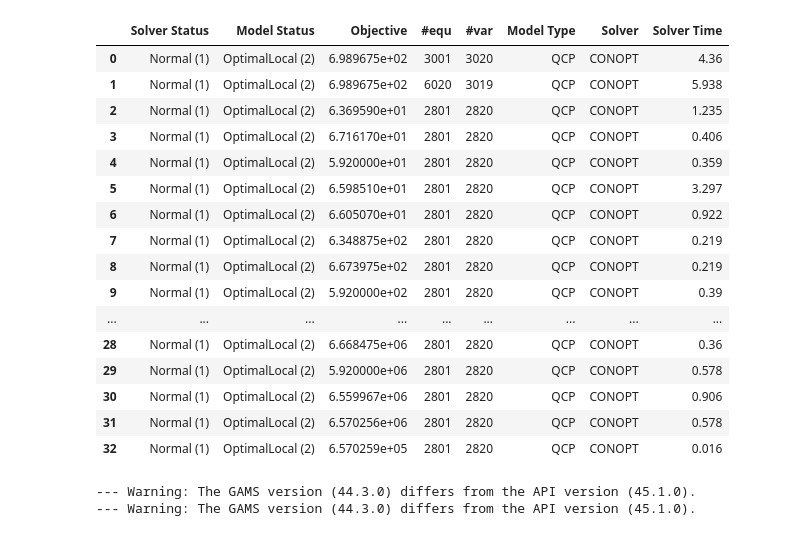
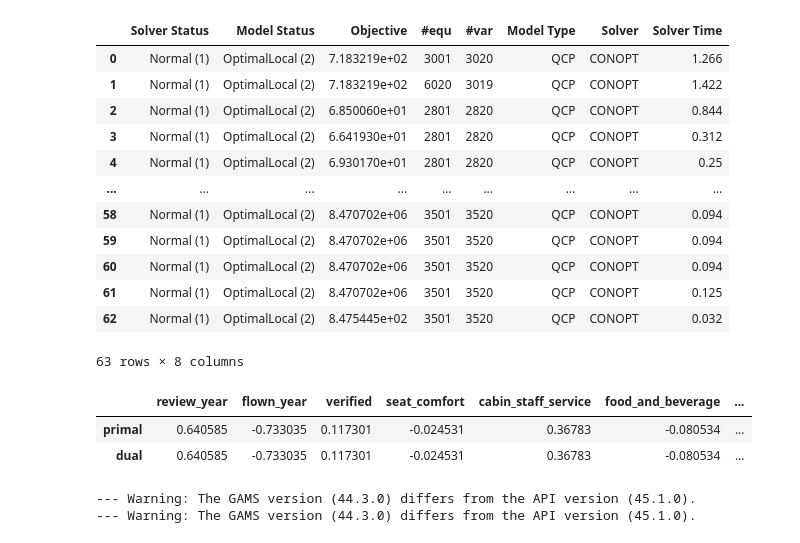
Before and after one commit to ztcollins/airlines, a Jupyter notebook: test.ipynb, the cells around one changed output. Saved outputs shown, nothing was run; the diff lists cells and outputs as text; code cells hidden in the pictures.

```diff
--- a/test.ipynb
+++ b/test.ipynb
@@ -97,5 +98,6 @@ display(only_airlines)
 5375 rows × 335 columns
 # %%
+#set up GAMS exchange for no_airlines
 m = gams.exchange_container
 
 i = m.addSet('i',records=no_airlines.index)
@@ -103,7 +105,10 @@ cols = m.addSet('cols', records=no_airlines.columns)
 data = m.addParameter('data',[i,'*'],records=gams.from2dim(no_airlines))
 wsolns = m.addParameter('wsolns',['*',cols])
 gsolns = m.addParameter('gsolns',['*'])
-#display(data.records,data.pivot())
+
+trials = m.addSet('trials', records=['t0','t1','t2','t3','t4','t5'])
+errvec = m.addParameter('errvec',[trials])
+error_rate = m.addParameter('errorrate')
 
 %gams parameter A(i,cols); A(i,cols) = data(i,cols)
 # %% [output]
@@ -131,5 +133,6 @@ m['data'].pivot()
 5375 rows × 20 columns
 # %%
+#run the GAMS model
 %%gams
 set j(cols) index of independent variables;
 j(cols) = yes$(not sameas(cols, 'recommended') and not sameas(cols, 'overall_rating'));
@@ -139,9 +142,9 @@ parameter y(i);
 y(i) = -1 + 2$(data(i,'recommended') gt 0 and data(i,'overall_rating') gt 5);
 
 set train(i), tuning(i), test(i);
-train(i) = yes$(ord(i) le 3000);
-tuning(i) = yes$(ord(i) gt 3000 and ord(i) le 3500);
-test(i) = yes$(ord(i) gt 3500);
+train(i) = yes$(ord(i) le 4250);
+tuning(i) = yes$(ord(i) gt 4250 and ord(i) le 4750);
+test(i) = yes$(ord(i) gt 4750);
 
 scalar C /1/;
 
@@ -196,10 +199,8 @@ gsolns('dual') = -cons.m;
 
 display wsolns, gsolns;
 
-set folds /f1*f5/;
-set trials / t0*t5 /;
+set folds /f1*f10/;
 parameter posVals(trials) / t0 0.1, t1 1, t2 10, t3 100, t4 1000, t5 10000 /;
-parameter errvec(trials);
 set err(i);
 set diff(i);
 
@@ -220,7 +221,7 @@ loop(trials,
 );
 
 *best min option
-C = 1000;
+C = 1;
 
 solve svmmod min pobj using qcp;
 
@@ -233,7 +234,6 @@ loop(test,
   );
 );
 
-parameter errorrate;
 errorrate = sum(test$(pred(test) eq 1), pred(test))/card(test);
 
 display wsolns, gsolns, errvec, C, errorrate;
@@ -243,22 +243,26 @@ display wsolns, gsolns, errvec, C, errorrate;
 |  | Solver Status | Model Status | Objective | #equ | #var | Model Type | Solver | Solver Time |
-| 0 | Normal (1) | OptimalLocal (2) | 6.989675e+02 | 3001 | 3020 | QCP | CONOPT | 4.36 |
-| 1 | Normal (1) | OptimalLocal (2) | 6.989675e+02 | 6020 | 3019 | QCP | CONOPT | 5.938 |
-| 2 | Normal (1) | OptimalLocal (2) | 6.369590e+01 | 2801 | 2820 | QCP | CONOPT | 1.235 |
-| 3 | Normal (1) | OptimalLocal (2) | 6.716170e+01 | 2801 | 2820 | QCP | CONOPT | 0.406 |
-| 4 | Normal (1) | OptimalLocal (2) | 5.920000e+01 | 2801 | 2820 | QCP | CONOPT | 0.359 |
-| 5 | Normal (1) | OptimalLocal (2) | 6.598510e+01 | 2801 | 2820 | QCP | CONOPT | 3.297 |
-| 6 | Normal (1) | OptimalLocal (2) | 6.605070e+01 | 2801 | 2820 | QCP | CONOPT | 0.922 |
-| 7 | Normal (1) | OptimalLocal (2) | 6.348875e+02 | 2801 | 2820 | QCP | CONOPT | 0.219 |
-| 8 | Normal (1) | OptimalLocal (2) | 6.673975e+02 | 2801 | 2820 | QCP | CONOPT | 0.219 |
-| 9 | Normal (1) | OptimalLocal (2) | 5.920000e+02 | 2801 | 2820 | QCP | CONOPT | 0.39 |
+| 0 | Normal (1) | OptimalLocal (2) | 7.183219e+02 | 3001 | 3020 | QCP | CONOPT | 1.266 |
+| 1 | Normal (1) | OptimalLocal (2) | 7.183219e+02 | 6020 | 3019 | QCP | CONOPT | 1.422 |
+| 2 | Normal (1) | OptimalLocal (2) | 6.850060e+01 | 2801 | 2820 | QCP | CONOPT | 0.844 |
+| 3 | Normal (1) | OptimalLocal (2) | 6.641930e+01 | 2801 | 2820 | QCP | CONOPT | 0.312 |
+| 4 | Normal (1) | OptimalLocal (2) | 6.930170e+01 | 2801 | 2820 | QCP | CONOPT | 0.25 |
 | ... | ... | ... | ... | ... | ... | ... | ... | ... |
-| 28 | Normal (1) | OptimalLocal (2) | 6.668475e+06 | 2801 | 2820 | QCP | CONOPT | 0.36 |
-| 29 | Normal (1) | OptimalLocal (2) | 5.920000e+06 | 2801 | 2820 | QCP | CONOPT | 0.578 |
-| 30 | Normal (1) | OptimalLocal (2) | 6.559967e+06 | 2801 | 2820 | QCP | CONOPT | 0.906 |
-| 31 | Normal (1) | OptimalLocal (2) | 6.570256e+06 | 2801 | 2820 | QCP | CONOPT | 0.578 |
-| 32 | Normal (1) | OptimalLocal (2) | 6.570259e+05 | 2801 | 2820 | QCP | CONOPT | 0.016 |
+| 58 | Normal (1) | OptimalLocal (2) | 8.470702e+06 | 3501 | 3520 | QCP | CONOPT | 0.094 |
+| 59 | Normal (1) | OptimalLocal (2) | 8.470702e+06 | 3501 | 3520 | QCP | CONOPT | 0.094 |
+| 60 | Normal (1) | OptimalLocal (2) | 8.470702e+06 | 3501 | 3520 | QCP | CONOPT | 0.094 |
+| 61 | Normal (1) | OptimalLocal (2) | 8.470702e+06 | 3501 | 3520 | QCP | CONOPT | 0.125 |
+| 62 | Normal (1) | OptimalLocal (2) | 8.475445e+02 | 3501 | 3520 | QCP | CONOPT | 0.032 |
+63 rows × 8 columns
 # %%
+#extract the useful data
+errvec_no_airlines = m['errvec'].records
+error_rate_no_airlines = m['errorrate'].records
+gsolns_no_airlines = m['gsolns'].records
 wsolns_no_airlines = m['wsolns'].pivot()
+# %% [output]
+|  | review_year | flown_year | verified | seat_comfort | cabin_staff_service | food_and_beverage | ... |
+| primal | 0.640585 | -0.733035 | 0.117301 | -0.024531 | 0.36783 | -0.080534 | ... |
+| dual | 0.640585 | -0.733035 | 0.117301 | -0.024531 | 0.36783 | -0.080534 | ... |
 # %%
 m = gams.exchange_container
 
```
Also changed, not shown: parts of 6 cells of this notebook, 4 other files.
